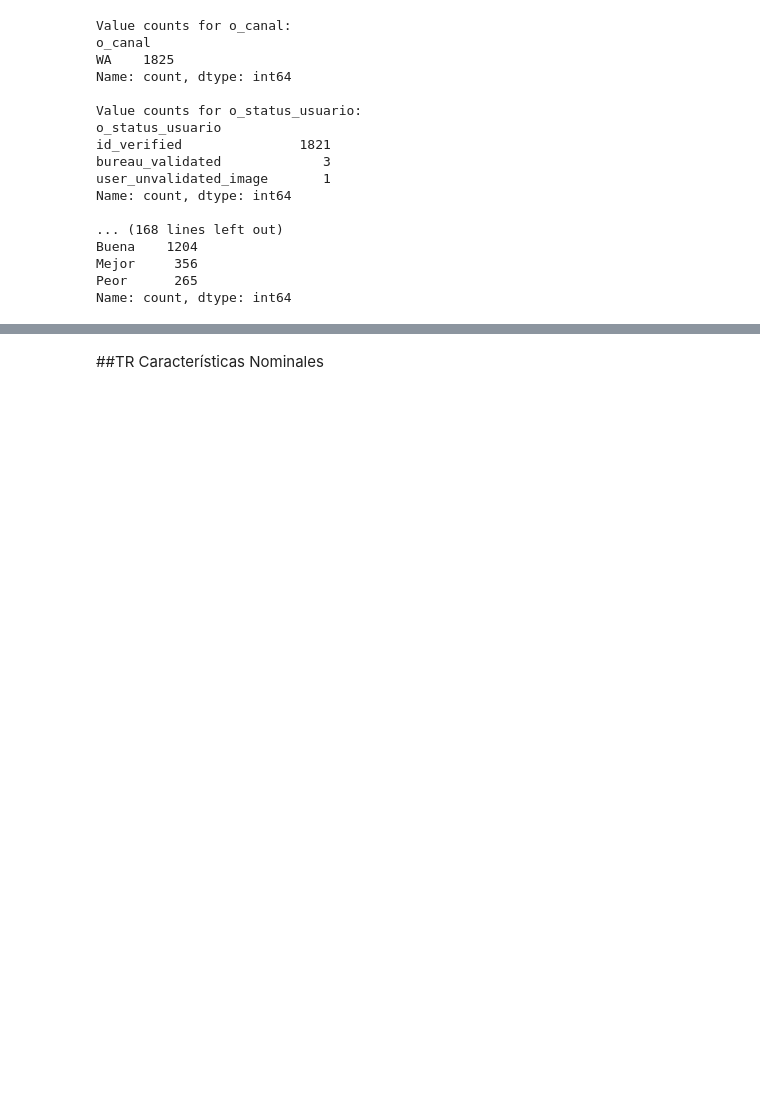
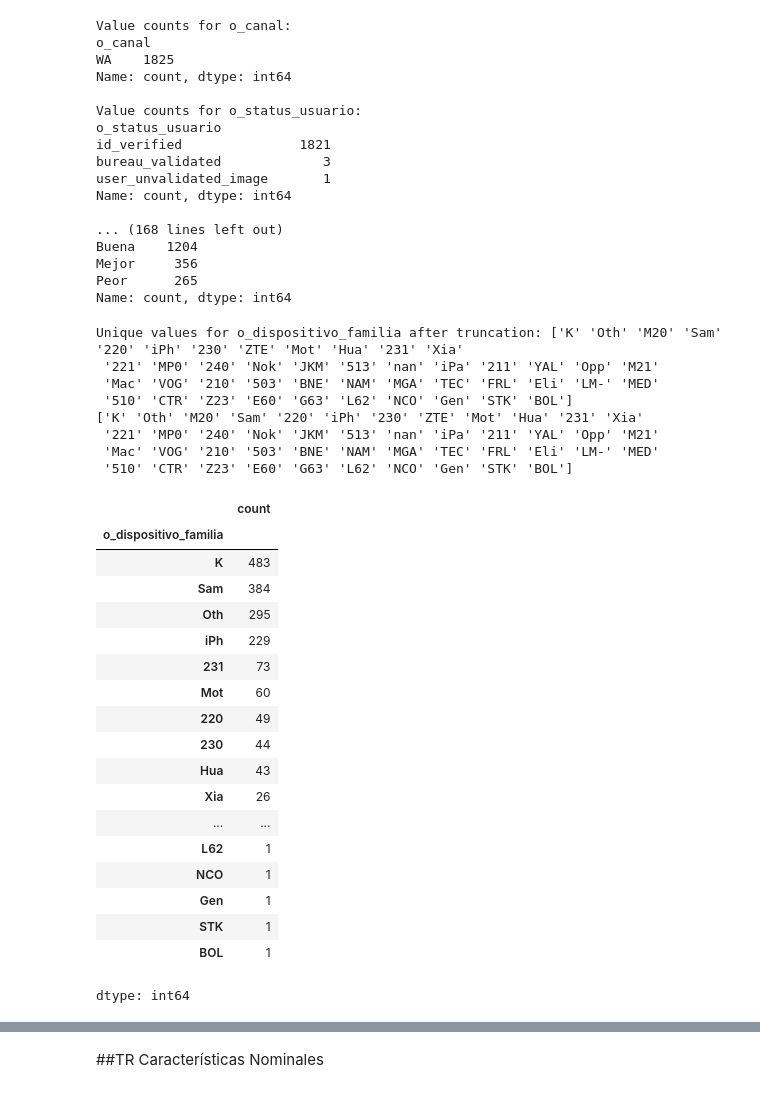
Before and after one commit to gabipalacios/Python, a Jupyter notebook: RiesgoZ2capa_V12.ipynb, the cells around one changed output, grey strips where cells are left out. Cells and saved outputs as stored; diff of their text form; code cells hidden in the pictures; blank space fills up the shorter version.

```diff
--- a/RiesgoZ2capa_V12.ipynb
+++ b/RiesgoZ2capa_V12.ipynb
@@ -284,3 +284,42 @@ Buena    1204
 Mejor     356
 Peor      265
 Name: count, dtype: int64
+# %%
+# prompt: mantene sólo los 3 primeros caracteres de un campo
+
+if 'o_dispositivo_familia' in df.columns:
+  df['o_dispositivo_familia'] = df['o_dispositivo_familia'].astype(str).str[:3]
+  print(f"Unique values for o_dispositivo_familia after truncation: {df['o_dispositivo_familia'].unique()}")
+else:
+  print("Column 'o_dispositivo_familia' not found in DataFrame.")
+
+print(df.o_dispositivo_familia.unique())
+df.o_dispositivo_familia.value_counts()
+# %% [output]
+Unique values for o_dispositivo_familia after truncation: ['K' 'Oth' 'M20' 'Sam' '220' 'iPh' '230' 'ZTE' 'Mot' 'Hua' '231' 'Xia'
+ '221' 'MP0' '240' 'Nok' 'JKM' '513' 'nan' 'iPa' '211' 'YAL' 'Opp' 'M21'
+ 'Mac' 'VOG' '210' '503' 'BNE' 'NAM' 'MGA' 'TEC' 'FRL' 'Eli' 'LM-' 'MED'
+ '510' 'CTR' 'Z23' 'E60' 'G63' 'L62' 'NCO' 'Gen' 'STK' 'BOL']
+['K' 'Oth' 'M20' 'Sam' '220' 'iPh' '230' 'ZTE' 'Mot' 'Hua' '231' 'Xia'
+ '221' 'MP0' '240' 'Nok' 'JKM' '513' 'nan' 'iPa' '211' 'YAL' 'Opp' 'M21'
+ 'Mac' 'VOG' '210' '503' 'BNE' 'NAM' 'MGA' 'TEC' 'FRL' 'Eli' 'LM-' 'MED'
+ '510' 'CTR' 'Z23' 'E60' 'G63' 'L62' 'NCO' 'Gen' 'STK' 'BOL']
+|  | count |
+| o_dispositivo_familia |  |
+| K | 483 |
+| Sam | 384 |
+| Oth | 295 |
+| iPh | 229 |
+| 231 | 73 |
+| Mot | 60 |
+| 220 | 49 |
+| 230 | 44 |
+| Hua | 43 |
+| Xia | 26 |
+| ... | ... |
+| L62 | 1 |
+| NCO | 1 |
+| Gen | 1 |
+| STK | 1 |
+| BOL | 1 |
+dtype: int64
```
Also changed, not shown: parts of 12 cells of this notebook.
